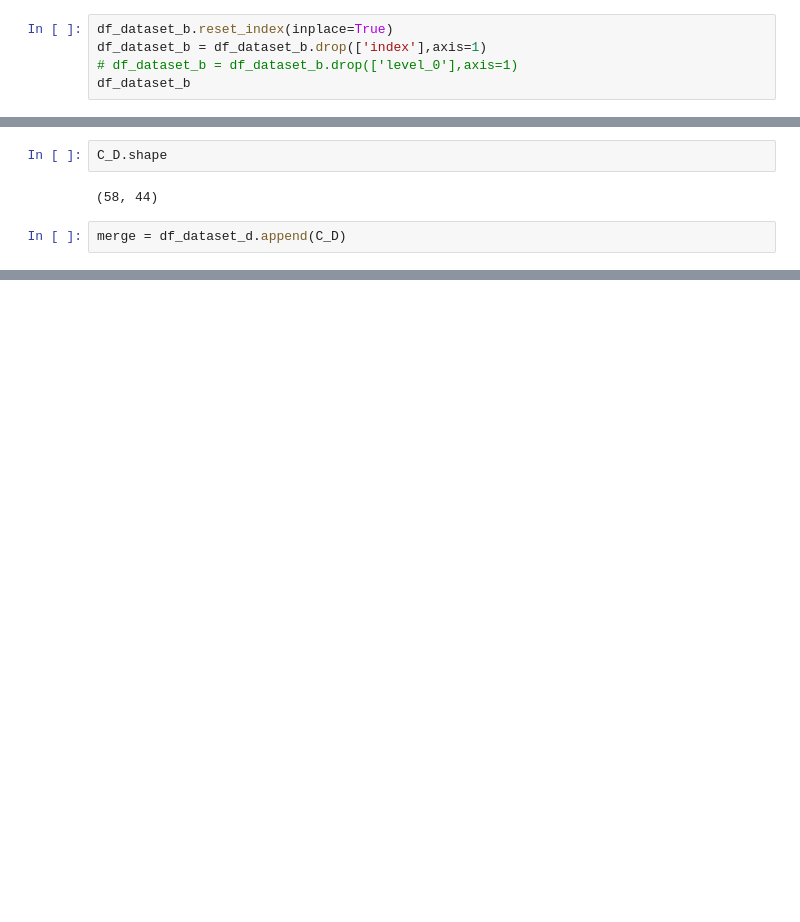
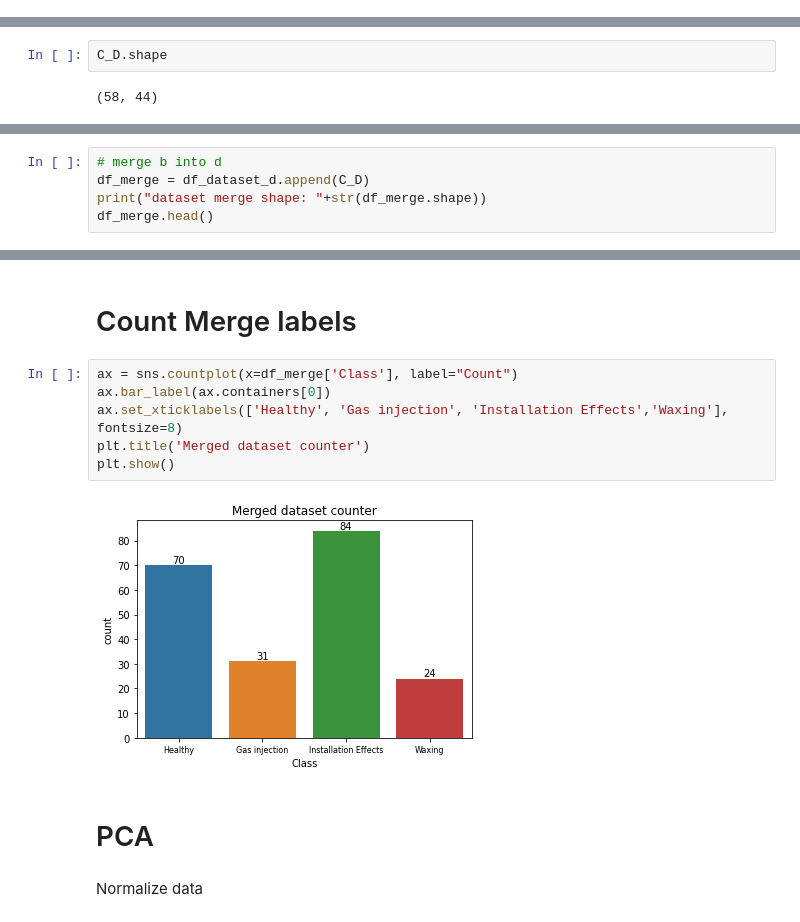
Before and after one commit to goldslime123/csc3005-DA, a Jupyter notebook: Combine_B_D.ipynb, the cells around one changed output, grey strips where cells are left out. Cells and saved outputs as stored; diff of their text form; blank space fills up the shorter version.

```diff
--- a/Combine_B_D.ipynb
+++ b/Combine_B_D.ipynb
@@ -45,5 +58,0 @@ df_dataset_b = pd.read_csv('dataset/df_median_b',
-# %%
-df_dataset_b.reset_index(inplace=True)
-df_dataset_b = df_dataset_b.drop(['index'],axis=1)
-# df_dataset_b = df_dataset_b.drop(['level_0'],axis=1)
-df_dataset_b
@@ -105,5 +97,3 @@ C_D = C_D.drop(['Meter Performance'],axis=1)
 C_D.shape
 # %% [output]
 (58, 44)
-# %%
-merge = df_dataset_d.append(C_D)
@@ -325,0 +100,5 @@ Lowest testing accuracy: 0.6507936507936508
+# %%
+# merge b into d
+df_merge = df_dataset_d.append(C_D)
+print("dataset merge shape: "+str(df_merge.shape))
+df_merge.head()
@@ -325,0 +114,14 @@ Lowest testing accuracy: 0.6507936507936508
+# %% [markdown]
+# Count Merge labels
+# %%
+ax = sns.countplot(x=df_merge['Class'], label="Count")
+ax.bar_label(ax.containers[0])
+ax.set_xticklabels(['Healthy', 'Gas injection', 'Installation Effects','Waxing'], fontsize=8)
+plt.title('Merged dataset counter')
+plt.show()
+# %% [output]
+[figure, added]
+# %% [markdown]
+# PCA
+# %% [markdown]
+Normalize data
```
Also changed, not shown: parts of 83 cells of this notebook, 1 other file.
